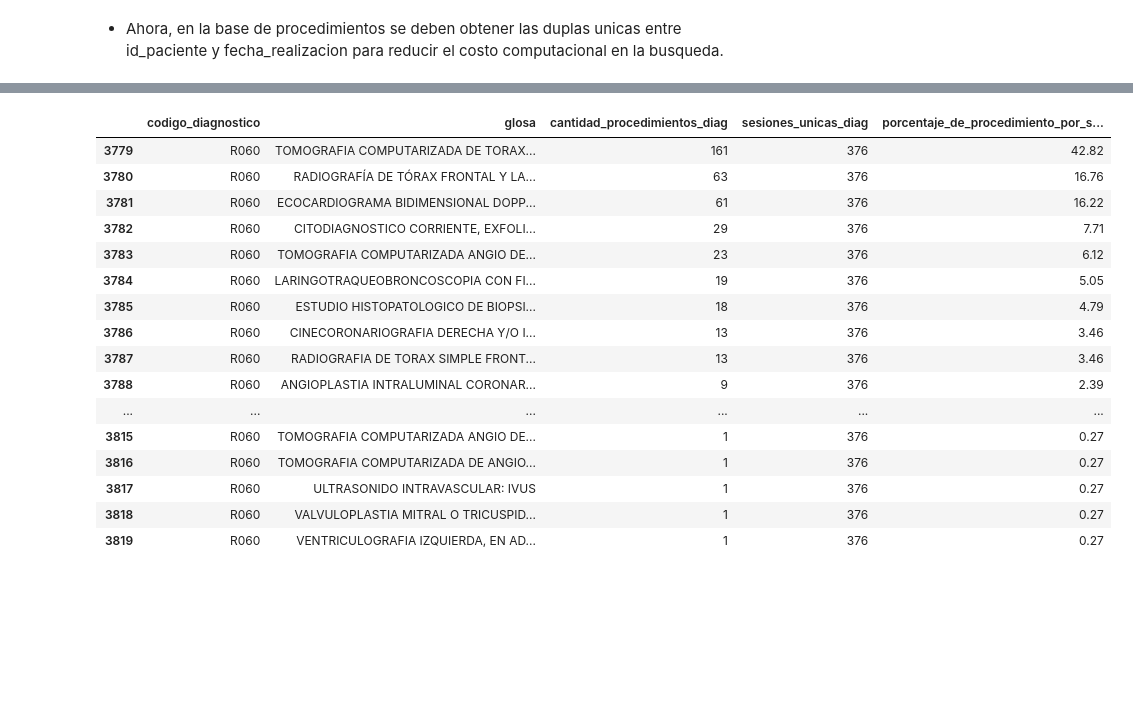
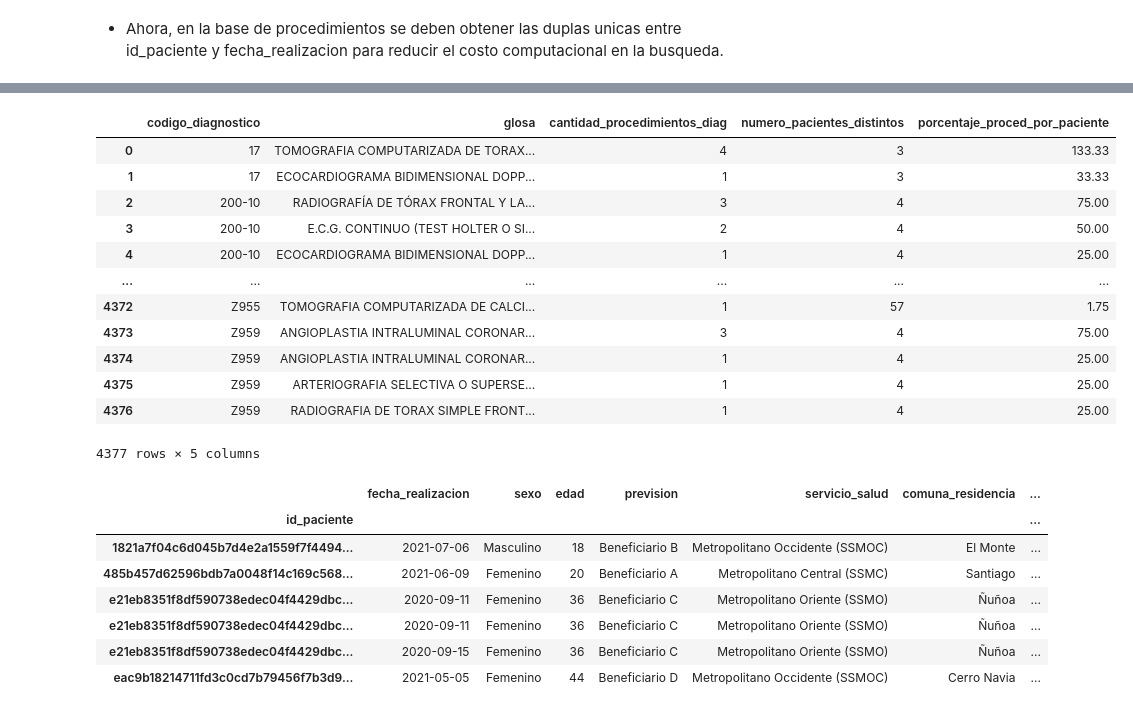
Before and after one commit to JavierRojas14/int-ambulatorio, a Jupyter notebook: notebooks/2.0-jrb-time-series-analysis.ipynb, the cells around one changed output, grey strips where cells are left out. Saved outputs shown, nothing was run; the diff lists cells and outputs as text; code cells hidden in the pictures; blank space fills up the shorter version.

```diff
--- a/notebooks/2.0-jrb-time-series-analysis.ipynb
+++ b/notebooks/2.0-jrb-time-series-analysis.ipynb
@@ -677,20 +601,48 @@ procedimientos_de_diags_mas_relevantes.query("codigo_diagnostico == 'C340'")
-# %%
-procedimientos_por_sesiones_unicas.query("codigo_diagnostico == 'R060'")
-# %% [output]
-|  | codigo_diagnostico | glosa | cantidad_procedimientos_diag | sesiones_unicas_diag | porcentaje_de_procedimiento_por_s... |
-| 3779 | R060 | TOMOGRAFIA COMPUTARIZADA DE TORAX... | 161 | 376 | 42.82 |
-| 3780 | R060 | RADIOGRAFÍA DE TÓRAX FRONTAL Y LA... | 63 | 376 | 16.76 |
-| 3781 | R060 | ECOCARDIOGRAMA BIDIMENSIONAL DOPP... | 61 | 376 | 16.22 |
-| 3782 | R060 | CITODIAGNOSTICO CORRIENTE, EXFOLI... | 29 | 376 | 7.71 |
-| 3783 | R060 | TOMOGRAFIA COMPUTARIZADA ANGIO DE... | 23 | 376 | 6.12 |
-| 3784 | R060 | LARINGOTRAQUEOBRONCOSCOPIA CON FI... | 19 | 376 | 5.05 |
-| 3785 | R060 | ESTUDIO HISTOPATOLOGICO DE BIOPSI... | 18 | 376 | 4.79 |
-| 3786 | R060 | CINECORONARIOGRAFIA DERECHA Y/O I... | 13 | 376 | 3.46 |
-| 3787 | R060 | RADIOGRAFIA DE TORAX SIMPLE FRONT... | 13 | 376 | 3.46 |
-| 3788 | R060 | ANGIOPLASTIA INTRALUMINAL CORONAR... | 9 | 376 | 2.39 |
-| ... | ... | ... | ... | ... | ... |
-| 3815 | R060 | TOMOGRAFIA COMPUTARIZADA ANGIO DE... | 1 | 376 | 0.27 |
-| 3816 | R060 | TOMOGRAFIA COMPUTARIZADA DE ANGIO... | 1 | 376 | 0.27 |
-| 3817 | R060 | ULTRASONIDO INTRAVASCULAR: IVUS | 1 | 376 | 0.27 |
-| 3818 | R060 | VALVULOPLASTIA MITRAL O TRICUSPID... | 1 | 376 | 0.27 |
-| 3819 | R060 | VENTRICULOGRAFIA IZQUIERDA, EN AD... | 1 | 376 | 0.27 |
+# %%
+cantidad_pacientes_unicos_por_diagnostico = (
+    union_procedimientos_2.groupby("codigo_diagnostico")["id_paciente"]
+    .nunique()
+    .reset_index(name="numero_pacientes_distintos")
+)
+# %%
+procedimientos_por_pacientes_distintos = pd.merge(
+    cantidad_procedimientos_por_diagnostico,
+    cantidad_pacientes_unicos_por_diagnostico,
+    how="left",
+    on="codigo_diagnostico"
+)
+
+procedimientos_por_pacientes_distintos["porcentaje_proced_por_paciente"] = round(
+    (
+        procedimientos_por_pacientes_distintos["cantidad_procedimientos_diag"] /
+        procedimientos_por_pacientes_distintos["numero_pacientes_distintos"]
+    ) * 100,
+    2,
+)
+# %%
+procedimientos_por_pacientes_distintos
+# %% [output]
+|  | codigo_diagnostico | glosa | cantidad_procedimientos_diag | numero_pacientes_distintos | porcentaje_proced_por_paciente |
+| 0 | 17 | TOMOGRAFIA COMPUTARIZADA DE TORAX... | 4 | 3 | 133.33 |
+| 1 | 17 | ECOCARDIOGRAMA BIDIMENSIONAL DOPP... | 1 | 3 | 33.33 |
+| 2 | 200-10 | RADIOGRAFÍA DE TÓRAX FRONTAL Y LA... | 3 | 4 | 75.00 |
+| 3 | 200-10 | E.C.G. CONTINUO (TEST HOLTER O SI... | 2 | 4 | 50.00 |
+| 4 | 200-10 | ECOCARDIOGRAMA BIDIMENSIONAL DOPP... | 1 | 4 | 25.00 |
+| ... | ... | ... | ... | ... | ... |
+| 4372 | Z955 | TOMOGRAFIA COMPUTARIZADA DE CALCI... | 1 | 57 | 1.75 |
+| 4373 | Z959 | ANGIOPLASTIA INTRALUMINAL CORONAR... | 3 | 4 | 75.00 |
+| 4374 | Z959 | ANGIOPLASTIA INTRALUMINAL CORONAR... | 1 | 4 | 25.00 |
+| 4375 | Z959 | ARTERIOGRAFIA SELECTIVA O SUPERSE... | 1 | 4 | 25.00 |
+| 4376 | Z959 | RADIOGRAFIA DE TORAX SIMPLE FRONT... | 1 | 4 | 25.00 |
+4377 rows × 5 columns
+# %%
+union_procedimientos_2.query("codigo_diagnostico == '200-10'").set_index("id_paciente")
+# %% [output]
+|  | fecha_realizacion | sexo | edad | prevision | servicio_salud | comuna_residencia | ... |
+| id_paciente |  |  |  |  |  |  | ... |
+| 1821a7f04c6d045b7d4e2a1559f7f4494... | 2021-07-06 | Masculino | 18 | Beneficiario B | Metropolitano Occidente (SSMOC) | El Monte | ... |
+| 485b457d62596bdb7a0048f14c169c568... | 2021-06-09 | Femenino | 20 | Beneficiario A | Metropolitano Central (SSMC) | Santiago | ... |
+| e21eb8351f8df590738edec04f4429dbc... | 2020-09-11 | Femenino | 36 | Beneficiario C | Metropolitano Oriente (SSMO) | Ñuñoa | ... |
+| e21eb8351f8df590738edec04f4429dbc... | 2020-09-11 | Femenino | 36 | Beneficiario C | Metropolitano Oriente (SSMO) | Ñuñoa | ... |
+| e21eb8351f8df590738edec04f4429dbc... | 2020-09-15 | Femenino | 36 | Beneficiario C | Metropolitano Oriente (SSMO) | Ñuñoa | ... |
+| eac9b18214711fd3c0cd7b79456f7b3d9... | 2021-05-05 | Femenino | 44 | Beneficiario D | Metropolitano Occidente (SSMOC) | Cerro Navia | ... |
```
Also changed, not shown: parts of 4 cells of this notebook.
